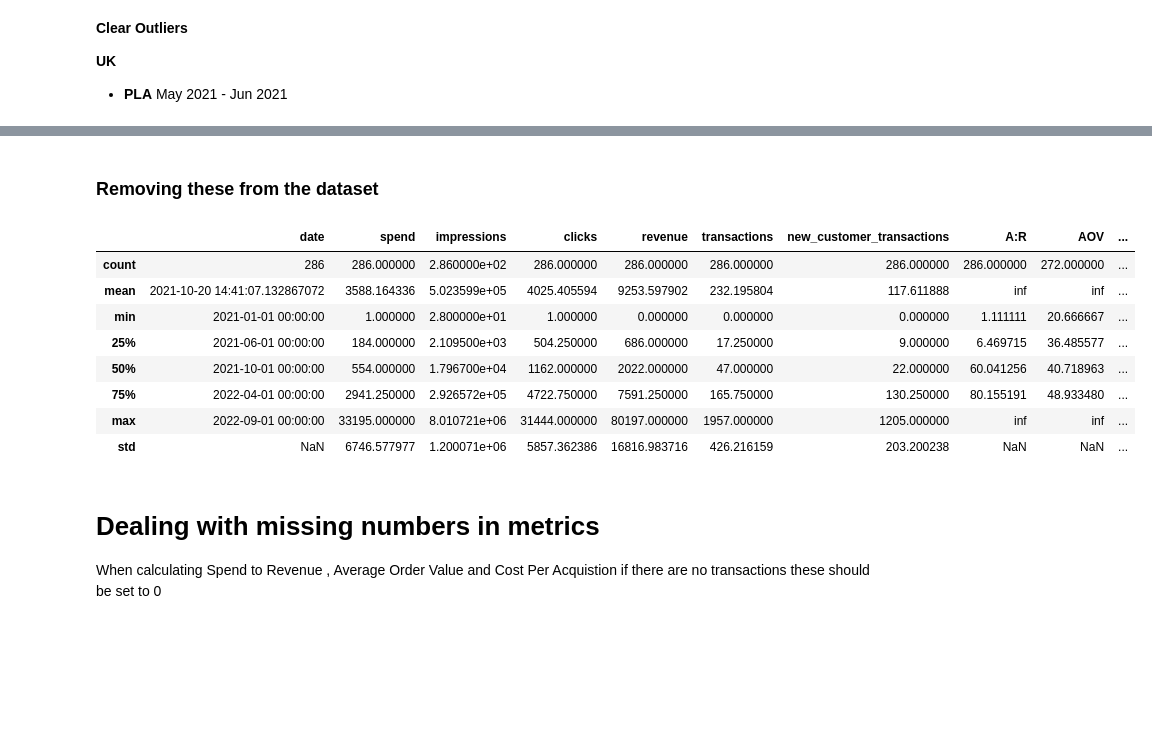
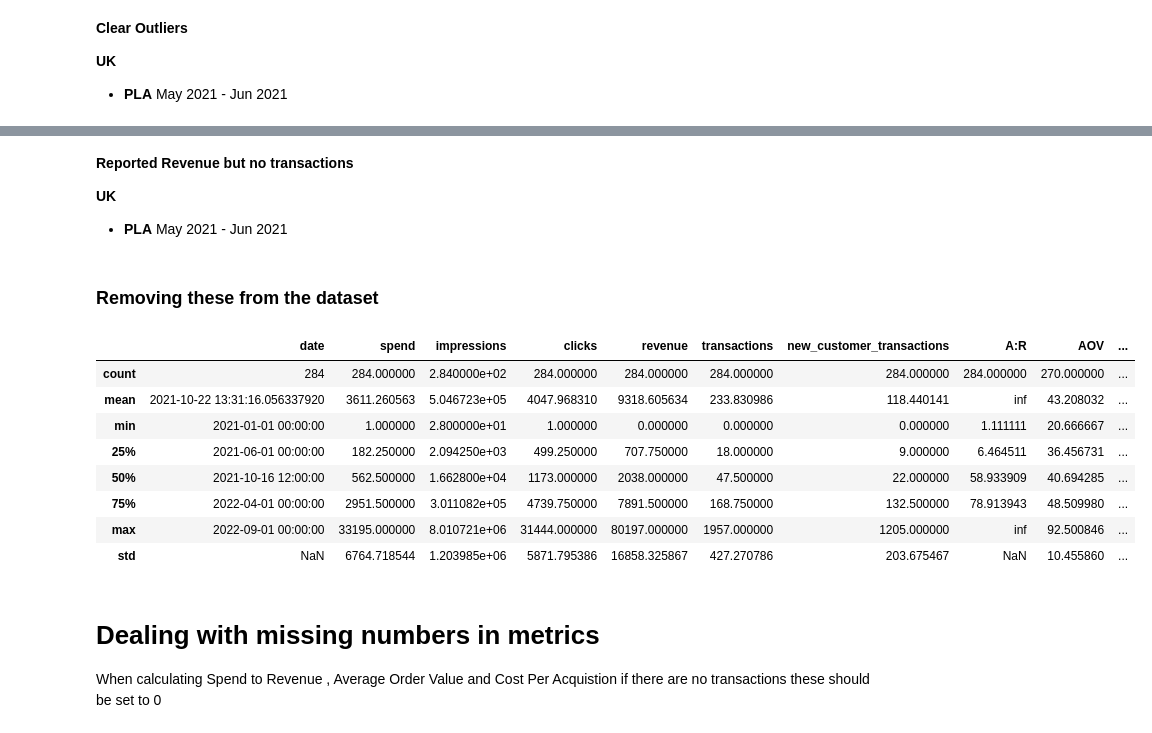
Before and after one commit to adam-grove/Protein-Works-Presentation, a Jupyter notebook: Data Cleaning.ipynb, the cells around one changed output, grey strips where cells are left out. Cells and saved outputs as stored; diff of their text form; code cells hidden in the pictures; blank space fills up the shorter version.

```diff
--- a/Data Cleaning.ipynb
+++ b/Data Cleaning.ipynb
@@ -267,0 +270,4 @@ anom_4
+# %%
+results = Marketing_Investigation[(Marketing_Investigation["transactions"] == 0) & (Marketing_Investigation["revenue"] != 0)]
+anom_5 = results
+anom_5
@@ -268,23 +283,28 @@ anom_4
+# %% [markdown]
+**Reported Revenue but no transactions**
+
+**UK**
+* **PLA** May 2021 - Jun 2021
 # %% [markdown]
 ### Removing these from the dataset
 # %%
-anomalies = [anom_1,anom_2,anom_3,anom_4]
+anomalies = [anom_1,anom_2,anom_3,anom_4,anom_5]
 anomalies = pd.concat(anomalies, ignore_index=False)
 anomalies
 
 Marketing_Cleaned = Marketing[~Marketing.index.isin(anomalies.index)]
 # Describe the cleaned DataFrame
 Marketing_Cleaned.describe()
 # %% [output]
 |  | date | spend | impressions | clicks | revenue | transactions | new_customer_transactions | A:R | AOV | ... |
-| count | 286 | 286.000000 | 2.860000e+02 | 286.000000 | 286.000000 | 286.000000 | 286.000000 | 286.000000 | 272.000000 | ... |
-| mean | 2021-10-20 14:41:07.132867072 | 3588.164336 | 5.023599e+05 | 4025.405594 | 9253.597902 | 232.195804 | 117.611888 | inf | inf | ... |
+| count | 284 | 284.000000 | 2.840000e+02 | 284.000000 | 284.000000 | 284.000000 | 284.000000 | 284.000000 | 270.000000 | ... |
+| mean | 2021-10-22 13:31:16.056337920 | 3611.260563 | 5.046723e+05 | 4047.968310 | 9318.605634 | 233.830986 | 118.440141 | inf | 43.208032 | ... |
 | min | 2021-01-01 00:00:00 | 1.000000 | 2.800000e+01 | 1.000000 | 0.000000 | 0.000000 | 0.000000 | 1.111111 | 20.666667 | ... |
-| 25% | 2021-06-01 00:00:00 | 184.000000 | 2.109500e+03 | 504.250000 | 686.000000 | 17.250000 | 9.000000 | 6.469715 | 36.485577 | ... |
-| 50% | 2021-10-01 00:00:00 | 554.000000 | 1.796700e+04 | 1162.000000 | 2022.000000 | 47.000000 | 22.000000 | 60.041256 | 40.718963 | ... |
-| 75% | 2022-04-01 00:00:00 | 2941.250000 | 2.926572e+05 | 4722.750000 | 7591.250000 | 165.750000 | 130.250000 | 80.155191 | 48.933480 | ... |
-| max | 2022-09-01 00:00:00 | 33195.000000 | 8.010721e+06 | 31444.000000 | 80197.000000 | 1957.000000 | 1205.000000 | inf | inf | ... |
-| std | NaN | 6746.577977 | 1.200071e+06 | 5857.362386 | 16816.983716 | 426.216159 | 203.200238 | NaN | NaN | ... |
+| 25% | 2021-06-01 00:00:00 | 182.250000 | 2.094250e+03 | 499.250000 | 707.750000 | 18.000000 | 9.000000 | 6.464511 | 36.456731 | ... |
+| 50% | 2021-10-16 12:00:00 | 562.500000 | 1.662800e+04 | 1173.000000 | 2038.000000 | 47.500000 | 22.000000 | 58.933909 | 40.694285 | ... |
+| 75% | 2022-04-01 00:00:00 | 2951.500000 | 3.011082e+05 | 4739.750000 | 7891.500000 | 168.750000 | 132.500000 | 78.913943 | 48.509980 | ... |
+| max | 2022-09-01 00:00:00 | 33195.000000 | 8.010721e+06 | 31444.000000 | 80197.000000 | 1957.000000 | 1205.000000 | inf | 92.500846 | ... |
+| std | NaN | 6764.718544 | 1.203985e+06 | 5871.795386 | 16858.325867 | 427.270786 | 203.675467 | NaN | 10.455860 | ... |
 # %% [markdown]
 # Dealing with missing numbers in metrics
 
```
Also changed, not shown: parts of 11 cells of this notebook, 2 other files.
